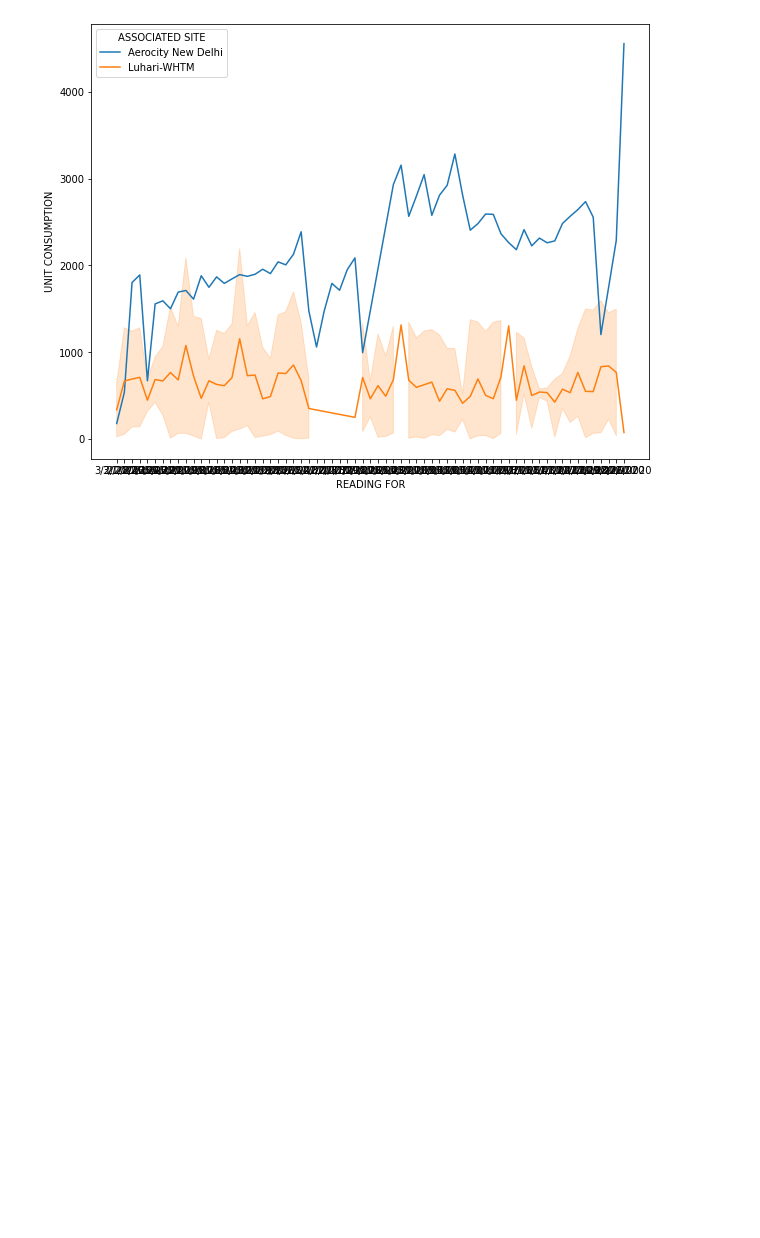
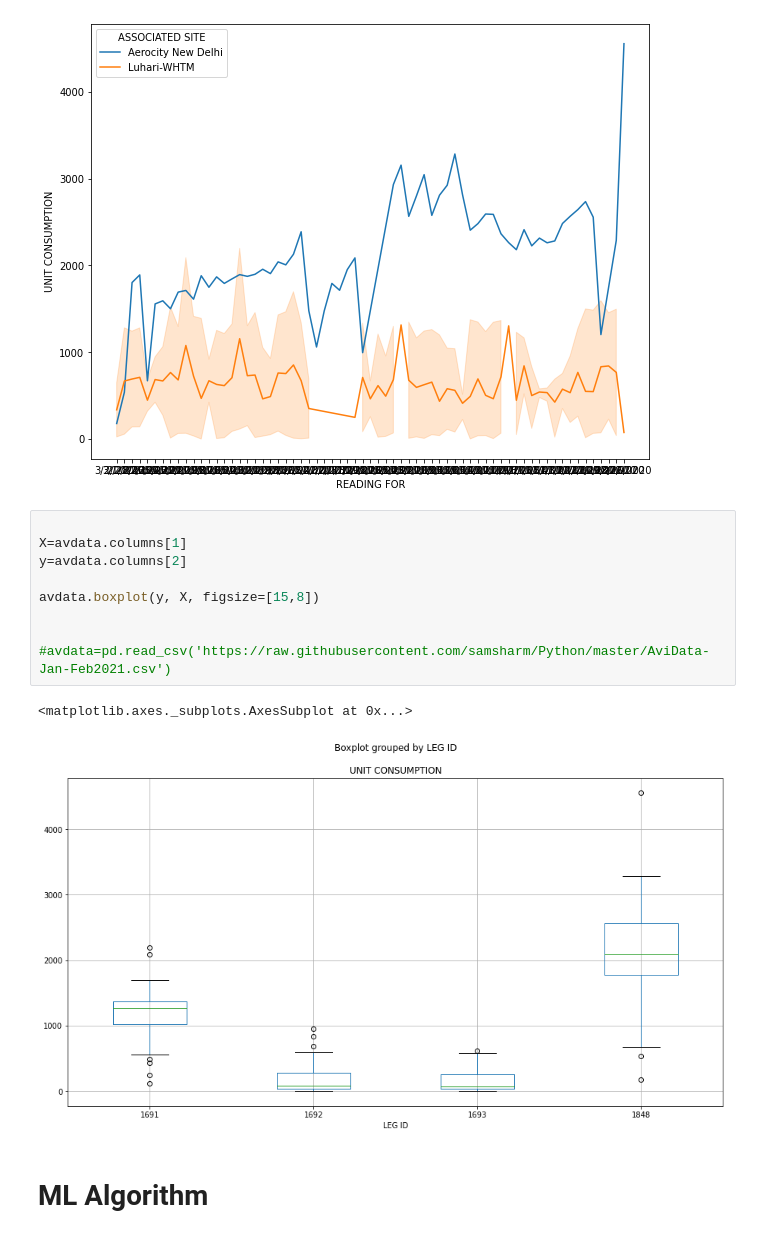
Before and after one commit to samsharm/Python, a Jupyter notebook: AvDataAnalysis_sample.ipynb, the cells around one changed output. Saved outputs shown, nothing was run; the diff lists cells and outputs as text; blank space fills up the shorter version.

```diff
--- a/AvDataAnalysis_sample.ipynb
+++ b/AvDataAnalysis_sample.ipynb
@@ -96,3 +96,17 @@ sns.lineplot(x=avdata['READING FOR'], y=avdata['UNIT CONSUMPTION'], hue=avdata['
 # %% [output]
 <matplotlib.axes._subplots.AxesSubplot at 0x...>
 [figure]
+# %%
+
+X=avdata.columns[1]
+y=avdata.columns[2]
+
+avdata.boxplot(y, X, figsize=[15,8])
+
+
+#avdata=pd.read_csv('https://raw.githubusercontent.com/samsharm/Python/master/AviData-Jan-Feb2021.csv')
+# %% [output]
+<matplotlib.axes._subplots.AxesSubplot at 0x...>
+[figure, added]
+# %% [markdown]
+# ML Algorithm
```
Also changed, not shown: parts of 18 cells of this notebook.
